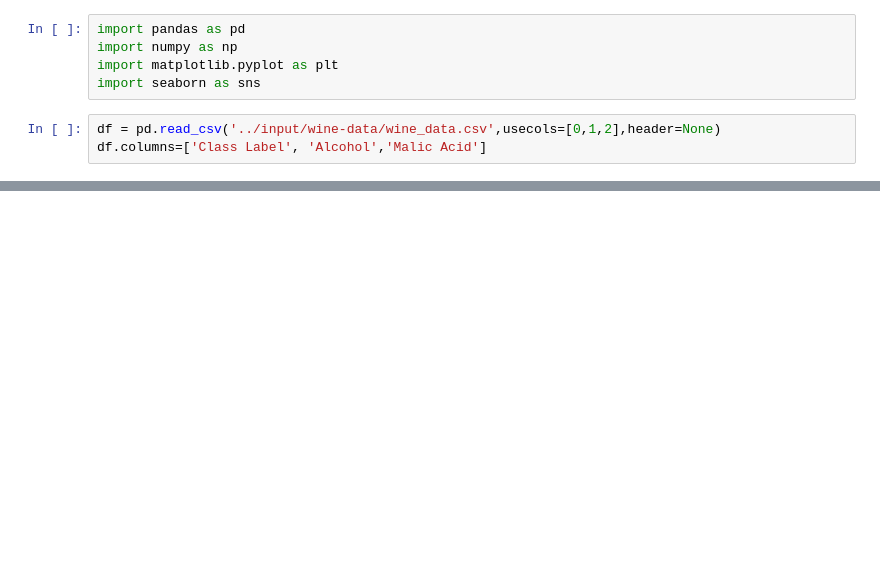
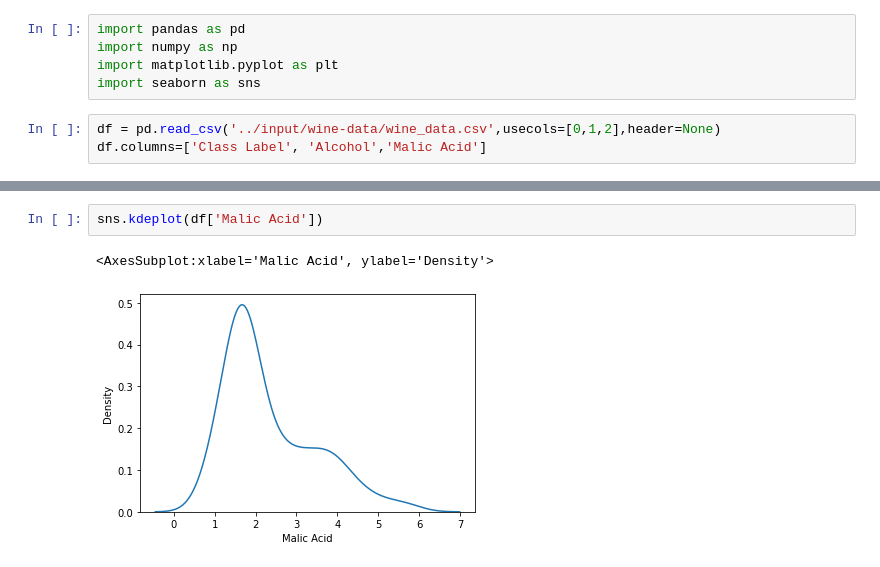
Before and after one commit to RiyaParikh0112/100-Days-of-ML, a Jupyter notebook: normalization.ipynb, the cells around one changed output, grey strips where cells are left out. Saved outputs shown, nothing was run; the diff lists cells and outputs as text; blank space fills up the shorter version.

```diff
--- a/normalization.ipynb
+++ b/normalization.ipynb
@@ -17,0 +23,5 @@ df.sample(5)
+# %%
+sns.kdeplot(df['Malic Acid'])
+# %% [output]
+<AxesSubplot:xlabel='Malic Acid', ylabel='Density'>
+[figure, added]
```
Also changed, not shown: parts of 3 cells of this notebook.
